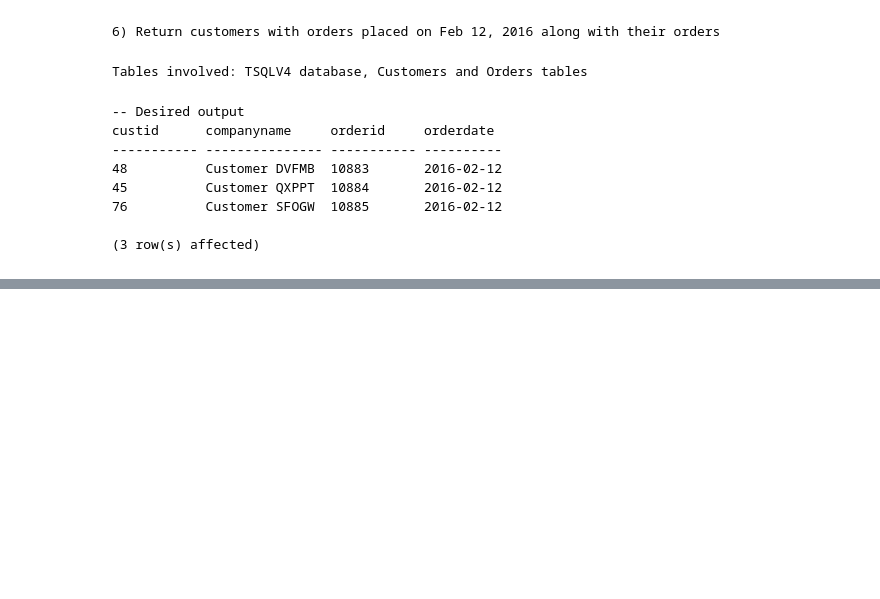
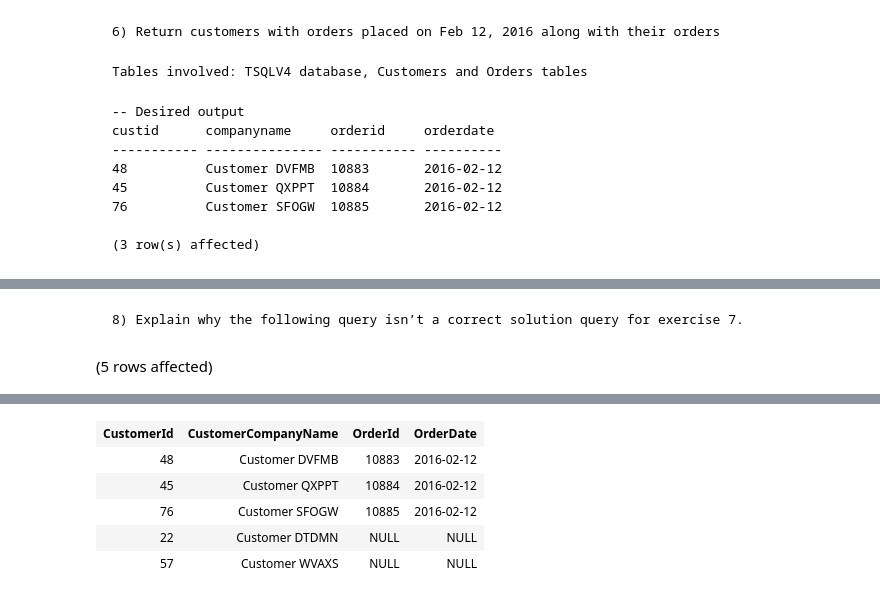
Before and after one commit to ryanmohamed/tsql_hw2, a Jupyter notebook: Chapter3_Exercises.ipynb, the cells around one changed output, grey strips where cells are left out. Saved outputs shown, nothing was run; the diff lists cells and outputs as text; code cells hidden in the pictures; blank space fills up the shorter version.

````diff
--- a/Chapter3_Exercises.ipynb
+++ b/Chapter3_Exercises.ipynb
@@ -408,0 +506,20 @@ custid      companyname     orderid     orderdate
+# %% [markdown]
+```
+8) Explain why the following query isn’t a correct solution query for exercise 7.
+```
+# %%
+use Northwinds2022TSQLV7
+
+SELECT C.CustomerId, C.CustomerCompanyName, O.OrderId, O.OrderDate
+FROM Sales.[Customer] AS C
+  LEFT OUTER JOIN Sales.[Order] AS O
+    ON O.CustomerId = C.CustomerId
+WHERE O.orderdate = '20160212'
+   OR O.orderid IS NULL;
+
+-- this isn't correct because it returns only customers
+-- who've never placed an order EVER
+-- or have placed an order on the date
+-- when we should return every customer
+# %% [output]
+(5 rows affected)
@@ -408,0 +527,6 @@ custid      companyname     orderid     orderdate
+| CustomerId | CustomerCompanyName | OrderId | OrderDate |
+| 48 | Customer DVFMB | 10883 | 2016-02-12 |
+| 45 | Customer QXPPT | 10884 | 2016-02-12 |
+| 76 | Customer SFOGW | 10885 | 2016-02-12 |
+| 22 | Customer DTDMN | NULL | NULL |
+| 57 | Customer WVAXS | NULL | NULL |
````
Also changed, not shown: parts of 6 cells of this notebook.
